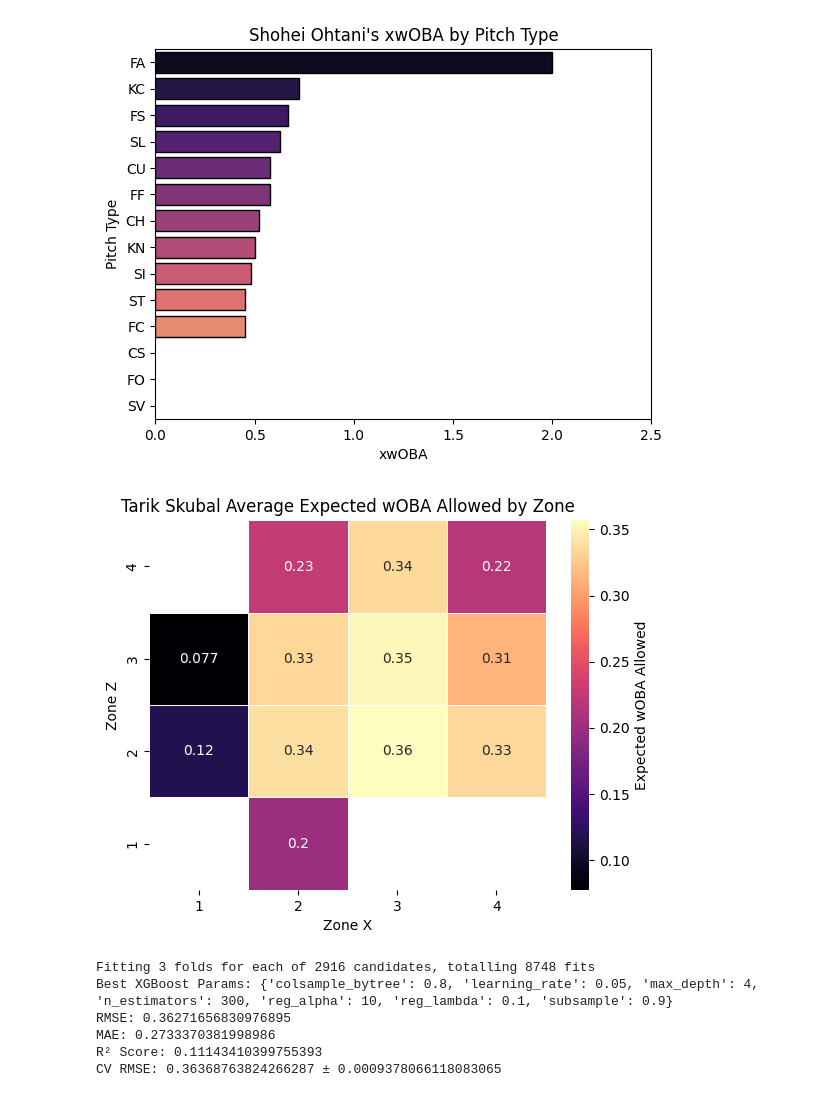
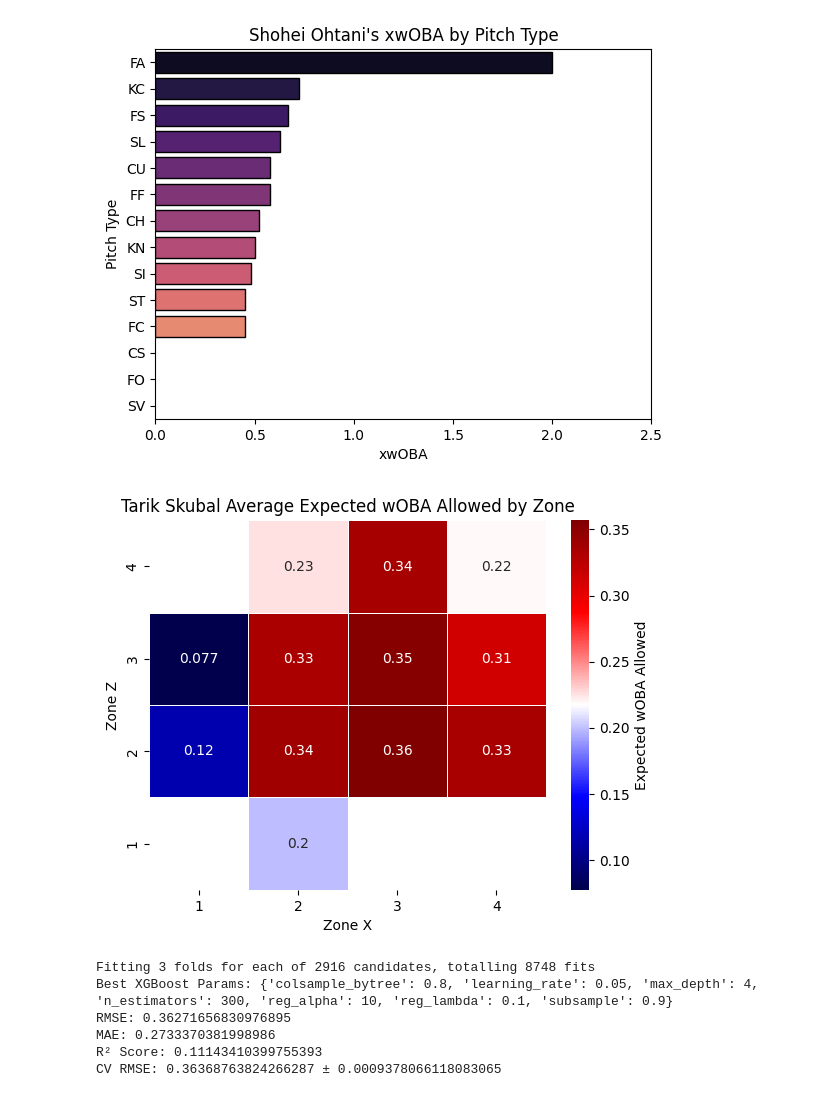
Before and after one commit to zybecker/DS-5500, a Jupyter notebook: XGBoost/Updated XGBoost.ipynb, the cells around one changed output. Saved outputs shown, nothing was run; the diff lists cells and outputs as text; code cells hidden in the pictures.

```diff
--- a/XGBoost/Updated XGBoost.ipynb
+++ b/XGBoost/Updated XGBoost.ipynb
@@ -31,24 +31,25 @@ columns = [
     "estimated_woba_using_speedangle", "launch_speed_angle", "at_bat_number", "pitch_number", "pitch_name", "home_score",
     "away_score", "spin_axis", "delta_home_win_exp", "delta_run_exp", "bat_speed", "swing_length",
     "estimated_slg_using_speedangle", "delta_pitcher_run_exp", "bat_win_exp", "n_thruorder_pitcher",
-    "n_priorpa_thisgame_player_at_bat", "arm_angle"
-]
+    "n_priorpa_thisgame_player_at_bat", "arm_angle"]
+
 pitch_data = pitches[columns]
 pitch_data = pitch_data.dropna(subset=['pitch_type', 'release_speed', 'spin_axis', 'release_extension', 'effective_speed'])
 
+#reshape the cluster data to long format and merge with pitch data
 pitch_clusters_long = pitch_clusters.melt(id_vars=['pitcher'], var_name='pitch_type', value_name='cluster_label')
 pitch_clusters_long = pitch_clusters_long[pitch_clusters_long['cluster_label'] != -1]
 pitch_data = pitch_data.merge(pitch_clusters_long, on=['pitcher', 'pitch_type'], how='left')
 
+#create zone features using the plate_x and plate_z features
 x_bins = np.linspace(-2, 2, num=5)
 z_bins = np.linspace(0, 4, num=5)
-
 pitch_data["zone_x"] = np.digitize(pitch_data["plate_x"], bins=x_bins, right=False)
 pitch_data["zone_z"] = np.digitize(pitch_data["plate_z"], bins=z_bins, right=False)
 pitch_data["zone"] = pitch_data["zone_x"].astype(str) + "-" + pitch_data["zone_z"].astype(str)
 
+#we want to create hitter zone and pitch type success features using KNN
 pitch_data_bip = pitch_data[pitch_data["description"] == "hit_into_play"].copy()
-
 features = ["launch_angle", "launch_speed"]
 target = "estimated_woba_using_speedangle"
 pitch_data_bip = pitch_data_bip.dropna(subset=features + [target])
@@ -136,14 +139,16 @@ Passing `palette` without assigning `hue` is deprecated and will be removed in v
   sns.barplot(x="estimated_woba_by_pitch_type", y="pitch_type", data=pitch_type_xwoba, palette="magma", edgecolor="black")
 [figure]
 # %%
+#Similar to Ohtani offensive success by zone plot, but this is an example for a given pitcher (Tarik Skubal in this case)
+
 skubal_profile = pitcher_zone_xwoba[pitcher_zone_xwoba["pitcher"] == 669373]
 pivot = skubal_profile.pivot(index="zone_z", columns="zone_x", values="pitcher_zone_xwoba_allowed")
-sns.heatmap(pivot, annot=True, cmap="magma", linewidths=0.5, cbar_kws={"label": "Expected wOBA Allowed"})
+sns.heatmap(pivot, annot=True, cmap="seismic", linewidths=0.5, cbar_kws={"label": "Expected wOBA Allowed"})
 plt.xlabel("Zone X")
 plt.ylabel("Zone Z")
 plt.title("Tarik Skubal Average Expected wOBA Allowed by Zone")
 plt.gca().invert_yaxis()
 plt.show()
 # %% [output]
-[figure, old version]
+[figure, new version]
 # %%
```
Also changed, not shown: parts of 9 cells of this notebook.
